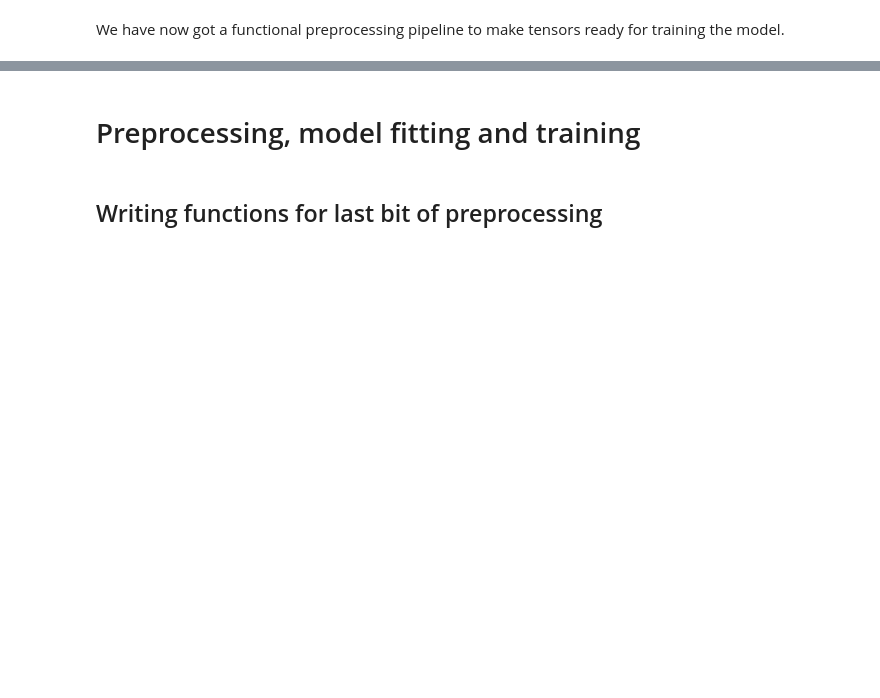
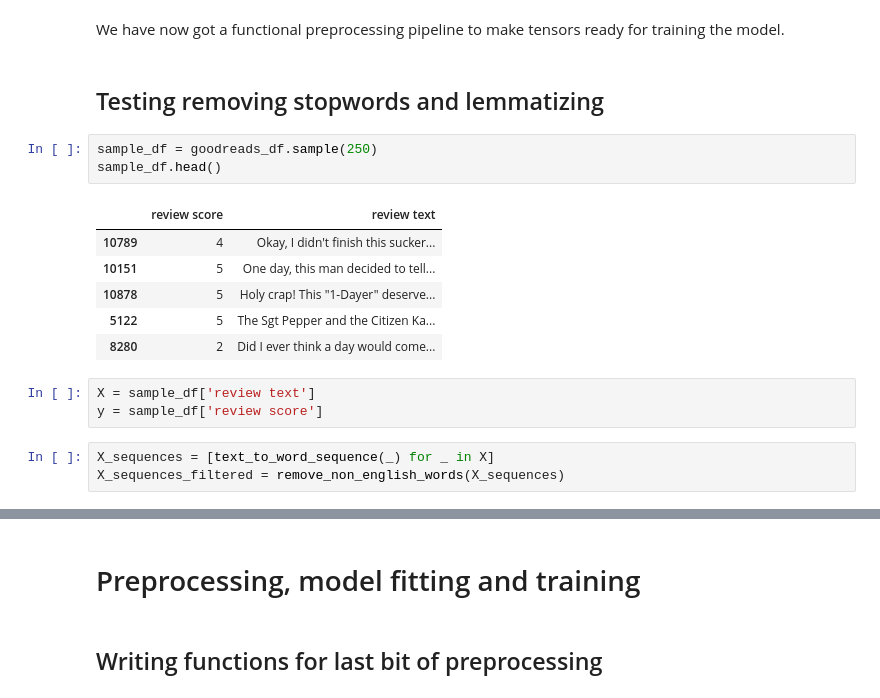
Before and after one commit to m-hall-789/predicting-goodreads-reviews, a Jupyter notebook: dataset-exploration.ipynb, the cells around one changed output, grey strips where cells are left out. Cells and saved outputs as stored; diff of their text form; blank space fills up the shorter version.

```diff
--- a/dataset-exploration.ipynb
+++ b/dataset-exploration.ipynb
@@ -356,2 +171,20 @@ array([0.000e+00, 0.000e+00, 0.000e+00, 0.000e+00, 0.000e+00, 0.000e+00,
 # %% [markdown]
 We have now got a functional preprocessing pipeline to make tensors ready for training the model.
+# %% [markdown]
+## Testing removing stopwords and lemmatizing
+# %%
+sample_df = goodreads_df.sample(250)
+sample_df.head()
+# %% [output]
+|  | review score | review text |
+| 10789 | 4 | Okay, I didn't finish this sucker... |
+| 10151 | 5 | One day, this man decided to tell... |
+| 10878 | 5 | Holy crap! This "1-Dayer" deserve... |
+| 5122 | 5 | The Sgt Pepper and the Citizen Ka... |
+| 8280 | 2 | Did I ever think a day would come... |
+# %%
+X = sample_df['review text']
+y = sample_df['review score']
+# %%
+X_sequences = [text_to_word_sequence(_) for _ in X]
+X_sequences_filtered = remove_non_english_words(X_sequences)
```
Also changed, not shown: parts of 50 cells of this notebook, 1 other file.
